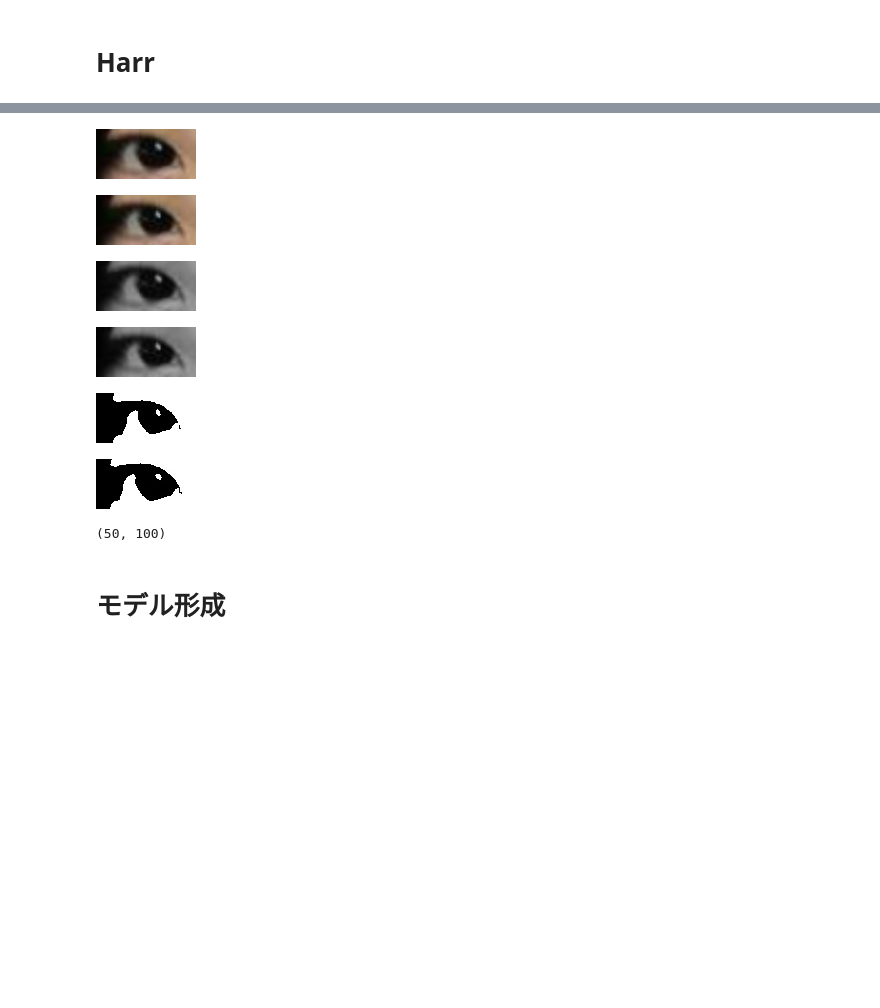
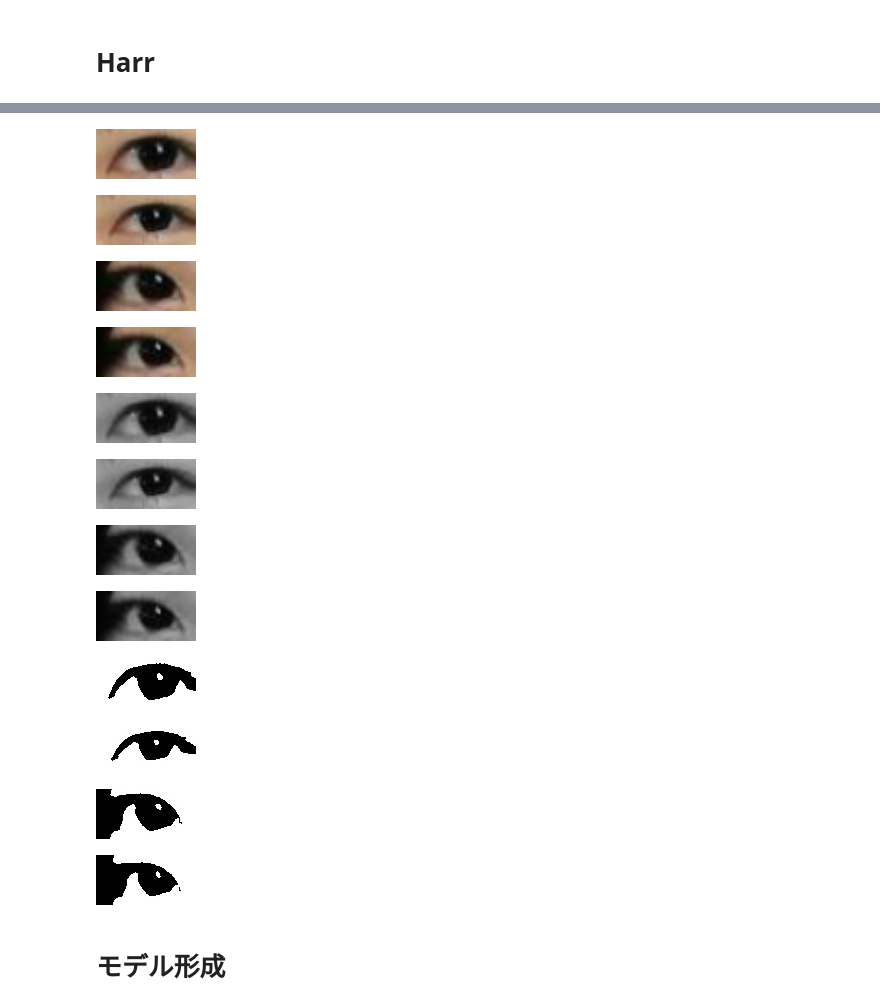
Before and after one commit to kinketsucom/Diff_Extraction, a Jupyter notebook: Untitled.ipynb, the cells around one changed output, grey strips where cells are left out. Saved outputs shown, nothing was run; the diff lists cells and outputs as text; code cells hidden in the pictures; blank space fills up the shorter version.

```diff
--- a/Untitled.ipynb
+++ b/Untitled.ipynb
@@ -224,10 +224,10 @@ right_ai_proc_img = np.asarray(right_ai_proc_img)
 
 
 
-for i in range(num):
-    print("proc",i),display_cv_image(left_ai_proc_img[i])
-    print("raw",i),display_cv_image(left_ai_raw_img[i])
-for i in [num]:
-    print("proc",i),display_cv_image(right_ai_proc_img[i])
-    print("raw",i),display_cv_image(right_ai_raw_img[i])
+for i in range(num+1):
+    print("proc_l",i),display_cv_image(left_ai_proc_img[i])
+    print("raw_l",i),display_cv_image(left_ai_raw_img[i])
+for i in range(num+1):
+    print("proc_r",i),display_cv_image(right_ai_proc_img[i])
+    print("raw_r",i),display_cv_image(right_ai_raw_img[i])
 # %% [output]
@@ -238,42 +242,70 @@ raw 0
 # %%
 size = (100,50)
 l_proc_dat = []
 l_raw_dat = []
+r_proc_dat = []
+r_raw_dat = []
 for i in range(0,num+1):
     l_proc_dat.append(cv2.resize(left_ai_proc_img[i], size))
     l_raw_dat.append(cv2.resize(left_ai_raw_img[i],size))
+    r_proc_dat.append(cv2.resize(right_ai_proc_img[i], size))
+    r_raw_dat.append(cv2.resize(right_ai_raw_img[i],size))
 for i in range(0,num+1):
     display_cv_image(l_proc_dat[i])
     display_cv_image(l_raw_dat[i])
+    display_cv_image(r_proc_dat[i])
+    display_cv_image(r_raw_dat[i])
 
 l_proc_dat = np.asarray(l_proc_dat)
 l_raw_dat = np.asarray(l_raw_dat)
+r_proc_dat = np.asarray(r_proc_dat)
+r_raw_dat = np.asarray(r_raw_dat)
 l_g_proc_dat = []
 l_g_raw_dat = []
+r_g_proc_dat = []
+r_g_raw_dat = []
 l_g_proc_dat.append(cv2.cvtColor(l_proc_dat[0], cv2.COLOR_RGB2GRAY))
 l_g_raw_dat.append(cv2.cvtColor(l_raw_dat[0], cv2.COLOR_RGB2GRAY))
+r_g_proc_dat.append(cv2.cvtColor(r_proc_dat[0], cv2.COLOR_RGB2GRAY))
+r_g_raw_dat.append(cv2.cvtColor(r_raw_dat[0], cv2.COLOR_RGB2GRAY))
 l_g_proc_dat = np.asarray(l_g_proc_dat)
 l_g_raw_dat = np.asarray(l_g_raw_dat)
+r_g_proc_dat = np.asarray(r_g_proc_dat)
+r_g_raw_dat = np.asarray(r_g_raw_dat)
 # 閾値
 t = 80
 display_cv_image(l_g_proc_dat[0])
 display_cv_image(l_g_raw_dat[0])
+display_cv_image(r_g_proc_dat[0])
+display_cv_image(r_g_raw_dat[0])
 l_g_proc_dat[l_g_proc_dat<t] = 0
 l_g_proc_dat[l_g_proc_dat>=t] = 1
 l_g_raw_dat[l_g_raw_dat<t] = 0
 l_g_raw_dat[l_g_raw_dat>=t] = 1
+r_g_proc_dat[r_g_proc_dat<t] = 0
+r_g_proc_dat[r_g_proc_dat>=t] = 1
+r_g_raw_dat[r_g_raw_dat<t] = 0
+r_g_raw_dat[r_g_raw_dat>=t] = 1
+display_cv_image(l_g_proc_dat[0]*255)
 display_cv_image(l_g_raw_dat[0]*255)
-display_cv_image(l_g_proc_dat[0]*255)
-s = l_g_proc_dat[0].shape
-s
+display_cv_image(r_g_proc_dat[0]*255)
+display_cv_image(r_g_raw_dat[0]*255)
+
+l_size = l_g_proc_dat[0].shape
+r_size = r_g_proc_dat[0].shape
 # %% [output]
-[figure, old version]
+[figure, new version]
-[figure, old version]
+[figure, new version]
-[figure, old version]
+[figure, new version]
-[figure, old version]
+[figure, new version]
-[figure, old version]
+[figure, new version]
-[figure, old version]
+[figure, new version]
-(50, 100)
+[figure, added]
+[figure, added]
+[figure, added]
+[figure, added]
+[figure, added]
+[figure, added]
 # %% [markdown]
 # モデル形成
 # %%
```
Also changed, not shown: parts of 10 cells of this notebook, 4 other files.
